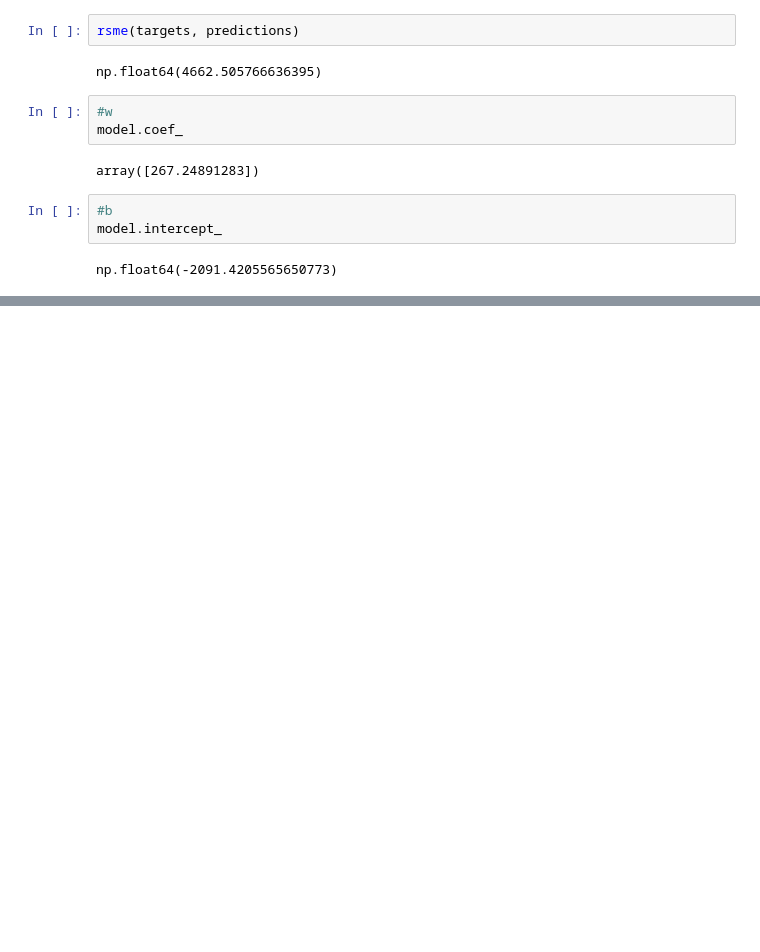
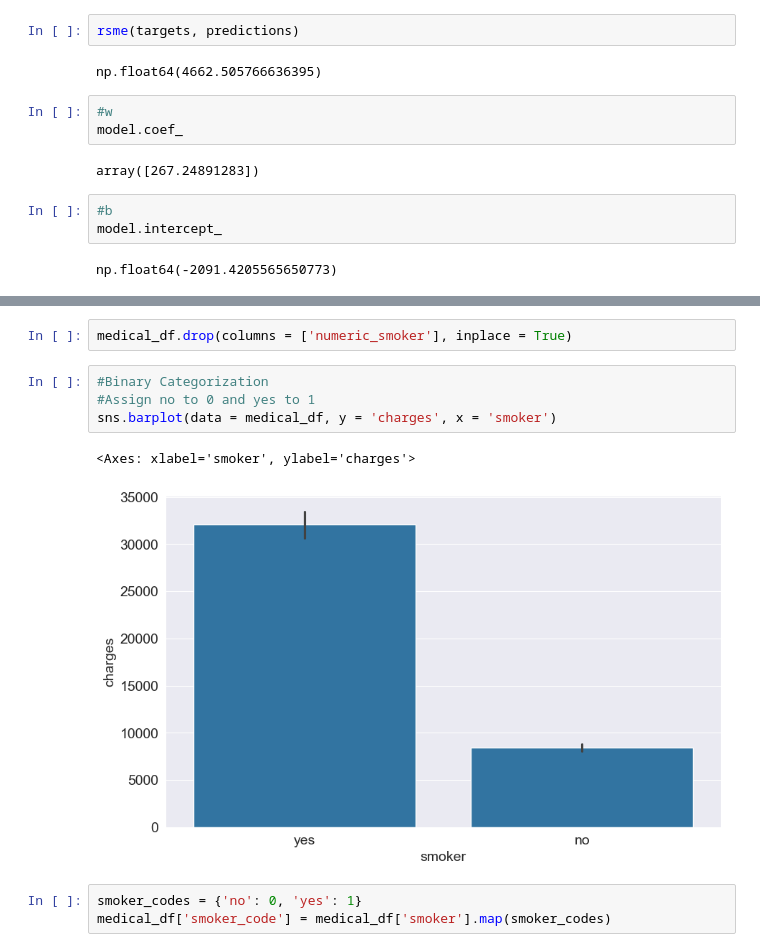
Before and after one commit to AgentXCross/PythonDS-ML, a Jupyter notebook: SciKitLearn/linear_regression.ipynb, the cells around one changed output, grey strips where cells are left out. Saved outputs shown, nothing was run; the diff lists cells and outputs as text; blank space fills up the shorter version.

```diff
--- a/SciKitLearn/linear_regression.ipynb
+++ b/SciKitLearn/linear_regression.ipynb
@@ -449,0 +615,12 @@ np.float64(-2091.4205565650773)
+# %%
+medical_df.drop(columns = ['numeric_smoker'], inplace = True)
+# %%
+#Binary Categorization
+#Assign no to 0 and yes to 1
+sns.barplot(data = medical_df, y = 'charges', x = 'smoker')
+# %% [output]
+<Axes: xlabel='smoker', ylabel='charges'>
+[figure, added]
+# %%
+smoker_codes = {'no': 0, 'yes': 1}
+medical_df['smoker_code'] = medical_df['smoker'].map(smoker_codes)
```
Also changed, not shown: parts of 56 cells of this notebook.
